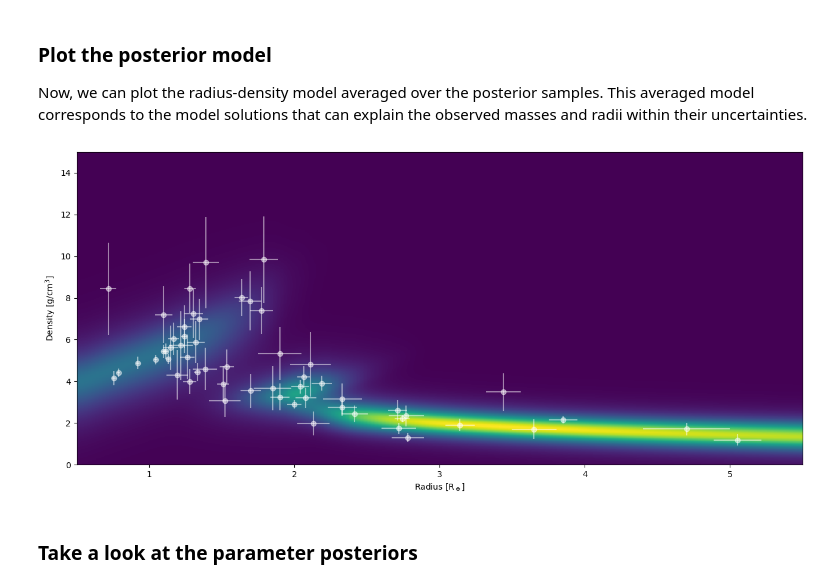
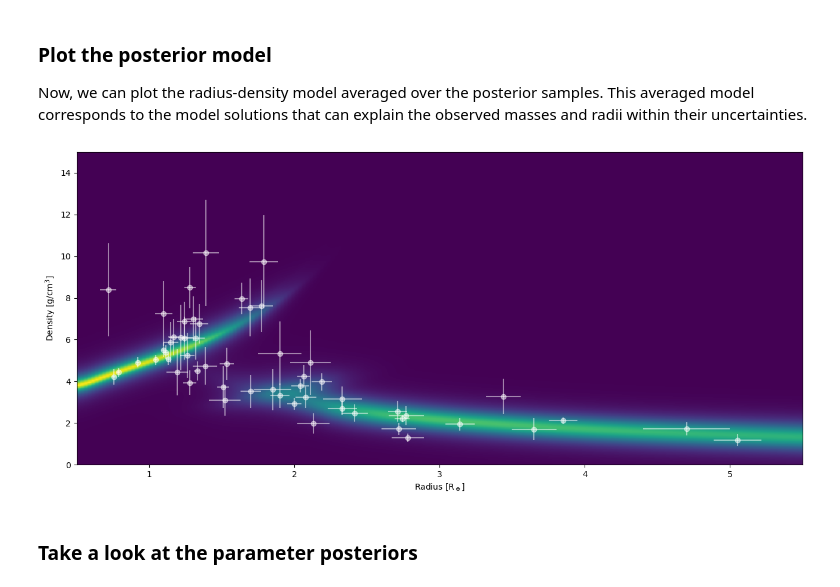
Before and after one commit to hpparvi/spright, a Jupyter notebook: notebooks/01_RMEstimator.ipynb, the cells around one changed output. Drawn from its saved outputs; the diff is of its cells as text; code cells hidden in the pictures.

```diff
--- a/notebooks/01_RMEstimator.ipynb
+++ b/notebooks/01_RMEstimator.ipynb
@@ -98,12 +98,12 @@ rme.sample(6000, thin=50, repeats=3)
 ### Plot the posterior model
 
 Now, we can plot the radius-density model averaged over the posterior samples. This averaged model corresponds to the model solutions that can explain the observed masses and radii within their uncertainties.
-# %%
-fig, ax = subplots(figsize=(13,6))
-rme.plot_radius_density(max_samples=50, ax=ax, plot_contours=False)
-fig.tight_layout()
-# %% [output]
-[figure, removed]
+# %%
+fig, ax = subplots(figsize=(13,6))
+rme.plot_radius_density(max_samples=500, ax=ax, plot_contours=False)
+fig.tight_layout()
+# %% [output]
+[figure, added]
 # %% [markdown]
 ### Take a look at the parameter posteriors
 # %%
```
Also changed, not shown: parts of 12 cells of this notebook, 2 other files.
